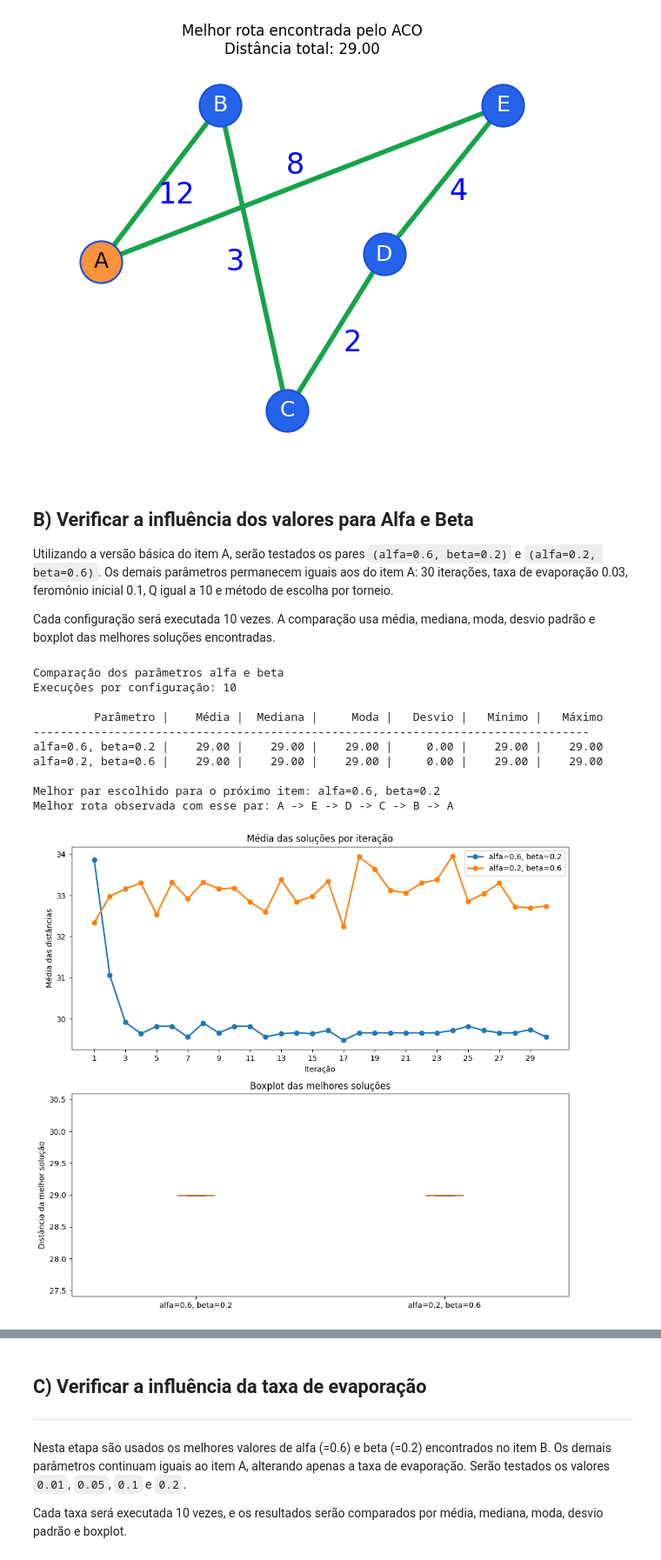
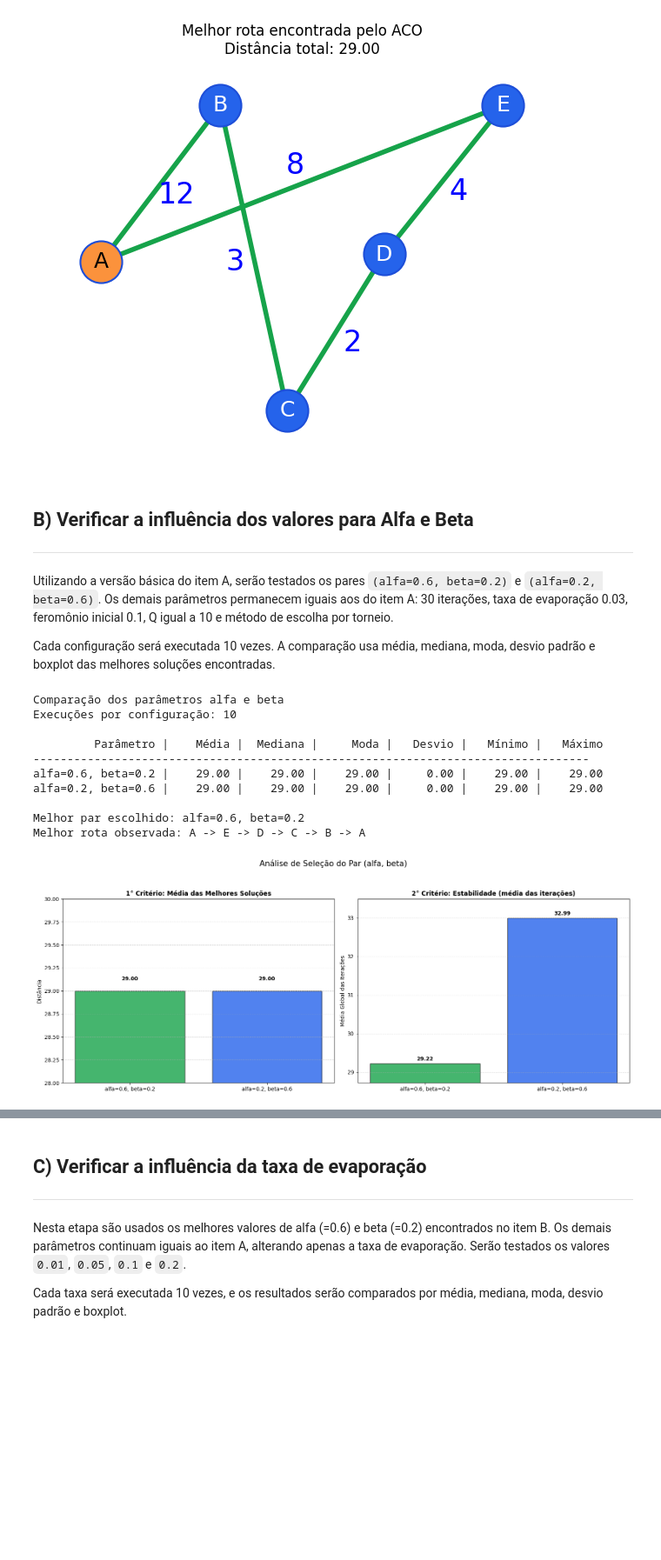
Before and after one commit to JoaoKSS/ACO_Caixeiro_Viajante, a Jupyter notebook: aco_tsp.ipynb, the cells around one changed output, grey strips where cells are left out. Shown at 87% size. Saved outputs shown, nothing was run; the diff lists cells and outputs as text; code cells hidden in the pictures; blank space fills up the shorter version.

```diff
--- a/aco_tsp.ipynb
+++ b/aco_tsp.ipynb
@@ -435,6 +558,7 @@ E              8       0       0       4       0
 [figure]
 # %% [markdown]
 ## **B) Verificar a influência dos valores para Alfa e Beta**
+---
 
 Utilizando a versão básica do item A, serão testados os pares `(alfa=0.6, beta=0.2)` e `(alfa=0.2, beta=0.6)`. Os demais parâmetros permanecem iguais aos do item A: 30 iterações, taxa de evaporação 0.03, feromônio inicial 0.1, Q igual a 10 e método de escolha por torneio.
 
@@ -489,6 +572,9 @@ pares_parametros_b = [
 repeticoes_b = 10
 resultados_b = []
 historicos_medios_b = {}
+
+random.seed(42)
+np.random.seed(42)
 
 for parametros in pares_parametros_b:
     alfa_teste = parametros["alfa"]
@@ -553,8 +639,8 @@ rota_escolhida_b = [cidades[i] for i in melhor_parametro_b["melhor_rota"]]
 rota_escolhida_b.append(rota_escolhida_b[0])
 
 print()
-print(f"Melhor par escolhido para o próximo item: alfa={melhor_alfa_beta[0]}, beta={melhor_alfa_beta[1]}")
-print("Melhor rota observada com esse par:", " -> ".join(rota_escolhida_b))
+print(f"Melhor par escolhido: alfa={melhor_alfa_beta[0]}, beta={melhor_alfa_beta[1]}")
+print("Melhor rota observada:", " -> ".join(rota_escolhida_b))
 # %% [output]
 Comparação dos parâmetros alfa e beta
 Execuções por configuração: 10
@@ -564,35 +650,45 @@ Execuções por configuração: 10
 alfa=0.6, beta=0.2 |    29.00 |    29.00 |    29.00 |     0.00 |    29.00 |    29.00
 alfa=0.2, beta=0.6 |    29.00 |    29.00 |    29.00 |     0.00 |    29.00 |    29.00
 
-Melhor par escolhido para o próximo item: alfa=0.6, beta=0.2
-Melhor rota observada com esse par: A -> E -> D -> C -> B -> A
+Melhor par escolhido: alfa=0.6, beta=0.2
+Melhor rota observada: A -> E -> D -> C -> B -> A
-# %%
-fig, axes = plt.subplots(2, 1, figsize=(10, 9))
-
-for rotulo, historico_medio in historicos_medios_b.items():
-    axes[0].plot(
-        range(1, 31),
-        historico_medio,
-        marker="o",
-        linewidth=2,
-        label=rotulo,
-    )
-
-axes[0].set_title("Média das soluções por iteração")
-axes[0].set_xlabel("Iteração")
-axes[0].set_ylabel("Média das distâncias")
-axes[0].set_xticks(range(1, 31, 2))
-axes[0].legend()
-
-axes[1].boxplot(
-    [item["amostras"] for item in resultados_b],
-    labels=[item["rotulo"] for item in resultados_b],
-)
-axes[1].set_title("Boxplot das melhores soluções")
-axes[1].set_ylabel("Distância da melhor solução")
-
-plt.tight_layout()
-plt.show()
-# %% [output]
-[figure, removed]
+# %%
+# preparando dados para o Item B
+taxas_b = [item['rotulo'] for item in resultados_b]
+medias_finais_b = [item['estatisticas']['media'] for item in resultados_b]
+
+# calculando a média das distâncias de todas as iterações
+medias_estabilidade_b = [np.mean(historicos_medios_b[r]) for r in taxas_b]
+
+# criar figura
+fig, (ax1, ax2) = plt.subplots(1, 2, figsize=(16, 6))
+cores_b = ['#2563eb' if r != melhor_parametro_b['rotulo'] else '#16a34a' for r in taxas_b]
+
+# gráfico 1: média das melhores soluções
+barras1 = ax1.bar(taxas_b, medias_finais_b, color=cores_b, edgecolor='black', alpha=0.8)
+ax1.set_title('1° Critério: Média das Melhores Soluções', fontsize=12, fontweight='bold')
+ax1.set_ylabel('Distância')
+ax1.grid(axis='y', linestyle='--', alpha=0.6)
+ax1.set_ylim(min(medias_finais_b) - 1, max(medias_finais_b) + 1)
+
+for barra in barras1:
+    yval = barra.get_height()
+    ax1.text(barra.get_x() + barra.get_width()/2, yval + 0.1, f'{yval:.2f}', ha='center', va='bottom', fontweight='bold')
+
+# gráfico 2: estabilidade (média das iterações)
+barras2 = ax2.bar(taxas_b, medias_estabilidade_b, color=cores_b, edgecolor='black', alpha=0.8)
+ax2.set_title('2° Critério: Estabilidade (média das iterações)', fontsize=12, fontweight='bold')
+ax2.set_ylabel('Média Global das Iterações')
+ax2.grid(axis='y', linestyle='--', alpha=0.6)
+ax2.set_ylim(min(medias_estabilidade_b) - 0.5, max(medias_estabilidade_b) + 0.5)
+
+for barra in barras2:
+    yval = barra.get_height()
+    ax2.text(barra.get_x() + barra.get_width()/2, yval + 0.05, f'{yval:.2f}', ha='center', va='bottom', fontweight='bold')
+
+plt.suptitle('Análise de Seleção do Par (alfa, beta)', fontsize=15, y=1.05)
+plt.tight_layout()
+plt.show()
+# %% [output]
+[figure, added]
 # %% [markdown]
```
Also changed, not shown: parts of 25 cells of this notebook.
